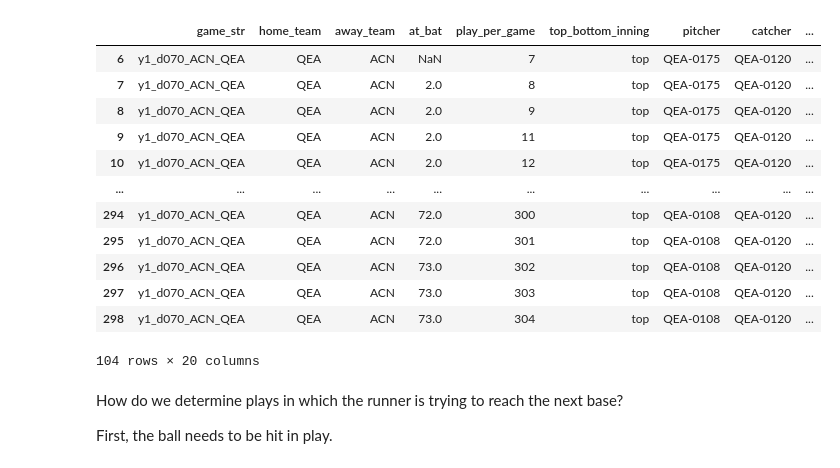
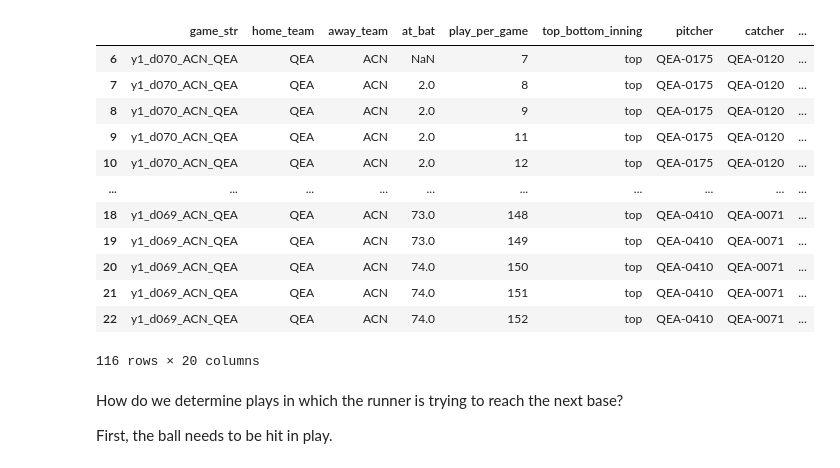
Before and after one commit to alexfrederick1/The-Man-in-the-Middle, a Jupyter notebook: extra_base.ipynb, the cells around one changed output. Drawn from its saved outputs; the diff is of its cells as text; code cells hidden in the pictures.

```diff
--- a/extra_base.ipynb
+++ b/extra_base.ipynb
@@ -10,25 +10,27 @@ print(os.getcwd())
 # %%
 #Filtering game_info for plays that have a runner on base
 ## Assuming that we are only accounting for plays with a runner on base, looking to advance to third/home.
-runners_df = pd.read_csv('game_info/QEA/ACN/year_1/day_070/game_info.csv')
+runners_df_one = pd.read_csv('game_info/QEA/ACN/year_1/day_070/game_info.csv')
+runners_df_two = pd.read_csv('game_info/QEA/ACN/year_1/day_069/game_info.csv')
+runners_df = pd.concat([runners_df_one, runners_df_two])
 runners_df['runner_on'] = (runners_df['first_baserunner'].notnull()) | (runners_df['second_baserunner'].notnull()) | (runners_df['third_baserunner'].notnull())
 runners_df = runners_df[runners_df['runner_on'] == True]
 
 runners_df
 # %% [output]
 |  | game_str | home_team | away_team | at_bat | play_per_game | top_bottom_inning | pitcher | catcher | ... |
 | 6 | y1_d070_ACN_QEA | QEA | ACN | NaN | 7 | top | QEA-0175 | QEA-0120 | ... |
 | 7 | y1_d070_ACN_QEA | QEA | ACN | 2.0 | 8 | top | QEA-0175 | QEA-0120 | ... |
 | 8 | y1_d070_ACN_QEA | QEA | ACN | 2.0 | 9 | top | QEA-0175 | QEA-0120 | ... |
 | 9 | y1_d070_ACN_QEA | QEA | ACN | 2.0 | 11 | top | QEA-0175 | QEA-0120 | ... |
 | 10 | y1_d070_ACN_QEA | QEA | ACN | 2.0 | 12 | top | QEA-0175 | QEA-0120 | ... |
 | ... | ... | ... | ... | ... | ... | ... | ... | ... | ... |
-| 294 | y1_d070_ACN_QEA | QEA | ACN | 72.0 | 300 | top | QEA-0108 | QEA-0120 | ... |
-| 295 | y1_d070_ACN_QEA | QEA | ACN | 72.0 | 301 | top | QEA-0108 | QEA-0120 | ... |
-| 296 | y1_d070_ACN_QEA | QEA | ACN | 73.0 | 302 | top | QEA-0108 | QEA-0120 | ... |
-| 297 | y1_d070_ACN_QEA | QEA | ACN | 73.0 | 303 | top | QEA-0108 | QEA-0120 | ... |
-| 298 | y1_d070_ACN_QEA | QEA | ACN | 73.0 | 304 | top | QEA-0108 | QEA-0120 | ... |
+| 18 | y1_d069_ACN_QEA | QEA | ACN | 73.0 | 148 | top | QEA-0410 | QEA-0071 | ... |
+| 19 | y1_d069_ACN_QEA | QEA | ACN | 73.0 | 149 | top | QEA-0410 | QEA-0071 | ... |
+| 20 | y1_d069_ACN_QEA | QEA | ACN | 74.0 | 150 | top | QEA-0410 | QEA-0071 | ... |
+| 21 | y1_d069_ACN_QEA | QEA | ACN | 74.0 | 151 | top | QEA-0410 | QEA-0071 | ... |
+| 22 | y1_d069_ACN_QEA | QEA | ACN | 74.0 | 152 | top | QEA-0410 | QEA-0071 | ... |
-104 rows × 20 columns
+116 rows × 20 columns
 # %% [markdown]
 How do we determine plays in which the runner is trying to reach the next base?
 
```
Also changed, not shown: parts of 9 cells of this notebook.
